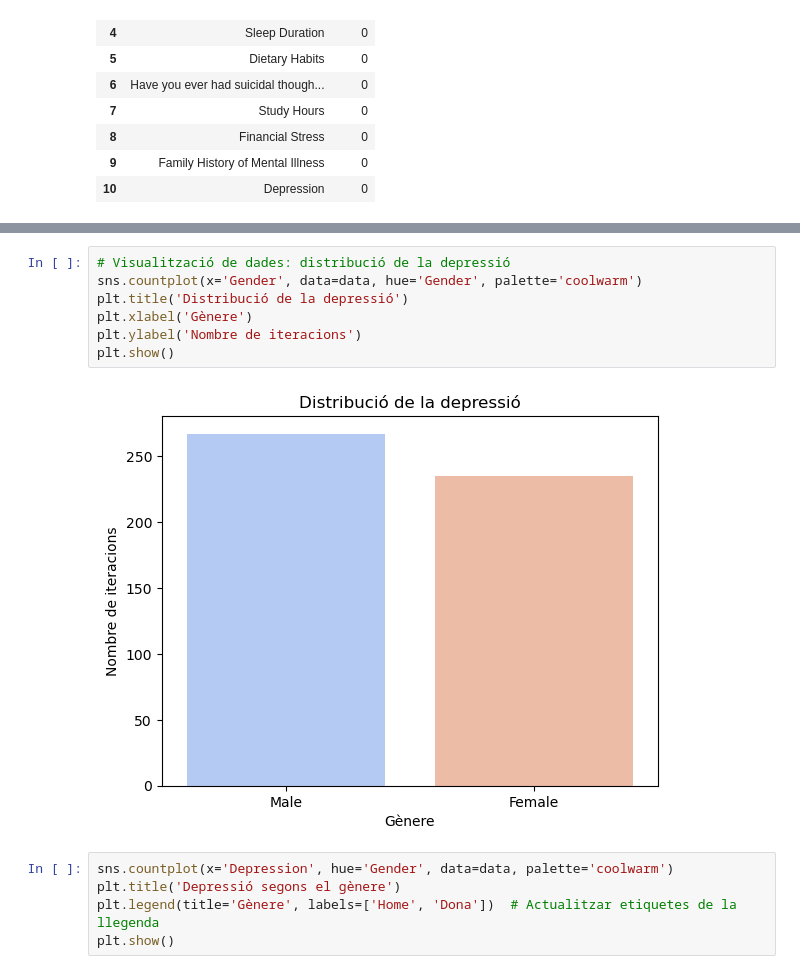
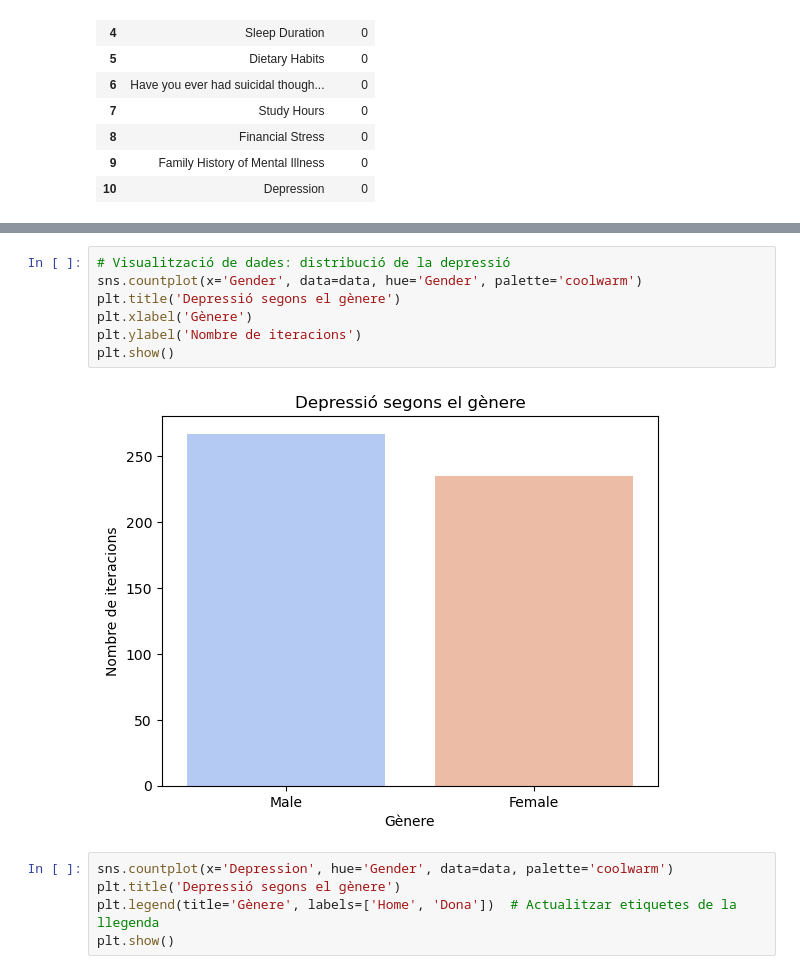
Before and after one commit to Azogue99/Activitat_4_Python_Dataset_Hernandez_Garzon_Azogue_Li, a Jupyter notebook: Notebook_Depression_Student_Arnau.ipynb, the cells around one changed output, grey strips where cells are left out. Cells and saved outputs as stored; diff of their text form.

```diff
--- a/Notebook_Depression_Student_Arnau.ipynb
+++ b/Notebook_Depression_Student_Arnau.ipynb
@@ -48,12 +53,12 @@ Duplicats després d'eliminar:
 # %%
 # Visualització de dades: distribució de la depressió
 sns.countplot(x='Gender', data=data, hue='Gender', palette='coolwarm')
-plt.title('Distribució de la depressió')
+plt.title('Depressió segons el gènere')
 plt.xlabel('Gènere')
 plt.ylabel('Nombre de iteracions')
 plt.show()
 # %% [output]
-[figure, old version]
+[figure, new version]
 # %%
 sns.countplot(x='Depression', hue='Gender', data=data, palette='coolwarm')
 plt.title('Depressió segons el gènere')
```
Also changed, not shown: parts of 11 cells of this notebook.
